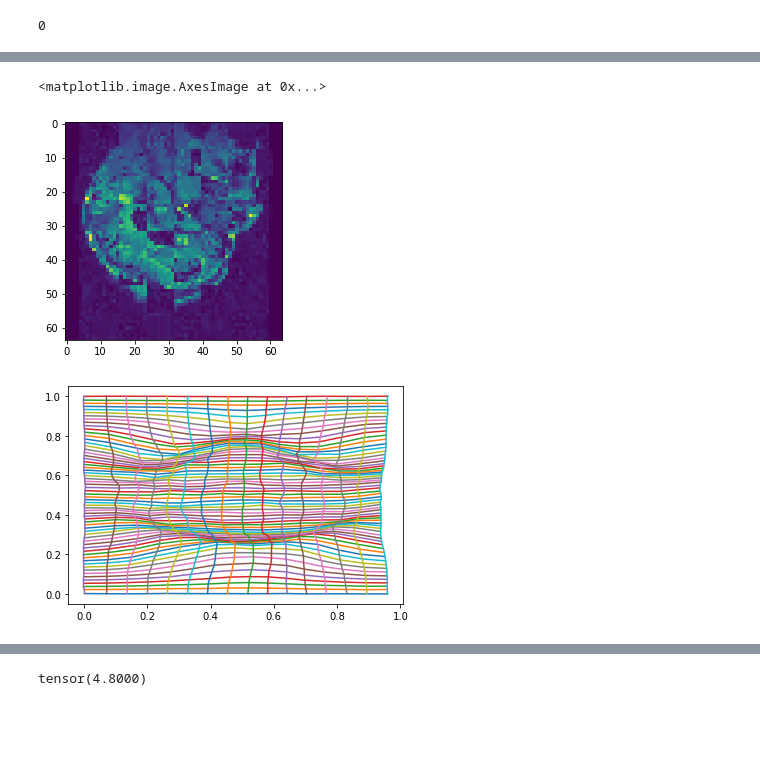
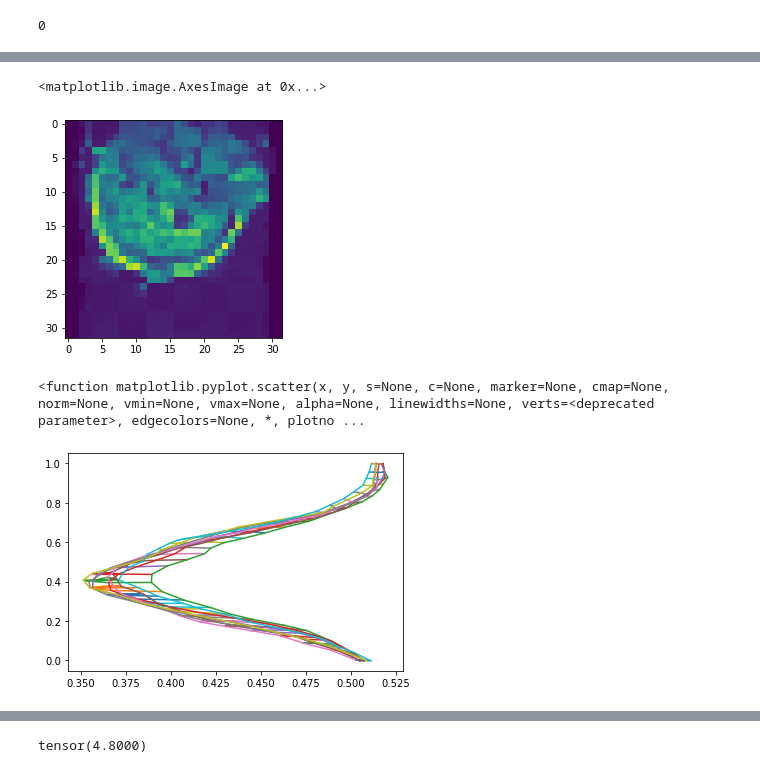
Before and after one commit to HastingsGreer/2d-registration, a Jupyter notebook: notebook/Registration-NN-nosolver-Brains.ipynb, the cells around one changed output, grey strips where cells are left out. Drawn from its saved outputs; the diff is of its cells as text; code cells hidden in the pictures; blank space fills up the shorter version.

```diff
--- a/notebook/Registration-NN-nosolver-Brains.ipynb
+++ b/notebook/Registration-NN-nosolver-Brains.ipynb
@@ -361,24 +329,25 @@ plt.colorbar()
 # %%
 
 plt.imshow(mermaid.visualize_registration_results.checkerboard_2d(
-    net.warped_fixed_image[N, 0, 14].detach().cpu(),
-    moving_image[N, 0, 14].cpu()))
+    net.warped_fixed_image[N, 0, 8].detach().cpu(),
+    moving_image[N, 0, 8].cpu()))
 # %% [output]
 <matplotlib.image.AxesImage at 0x...>
-[figure, old version]
+[figure, new version]
 # %%
 def grid(A, B):
     #plt.axes().set_aspect("equal")
     plt.plot(A, B)
     plt.plot(A.transpose(0, 1), B.transpose(0, 1))
 
 def grd(d):
-    grid(d[0], d[2])
+    grid(d[1], d[2])
 
-grd(net.phiinv[N, :, ::2, 16].detach().cpu())
+grd(net.phi1[N, :, ::2, 16].detach().cpu())
 plt.scatter
 # %% [output]
+<function matplotlib.pyplot.scatter(x, y, s=None, c=None, marker=None, cmap=None, norm=None, vmin=None, vmax=None, alpha=None, linewidths=None, verts=<deprecated parameter>, edgecolors=None, *, plotno ...
-[figure, old version]
+[figure, new version]
 # %%
 def get_phi(a, b):
     net(a, b)
```
Also changed, not shown: parts of 21 cells of this notebook, 5 other files.
